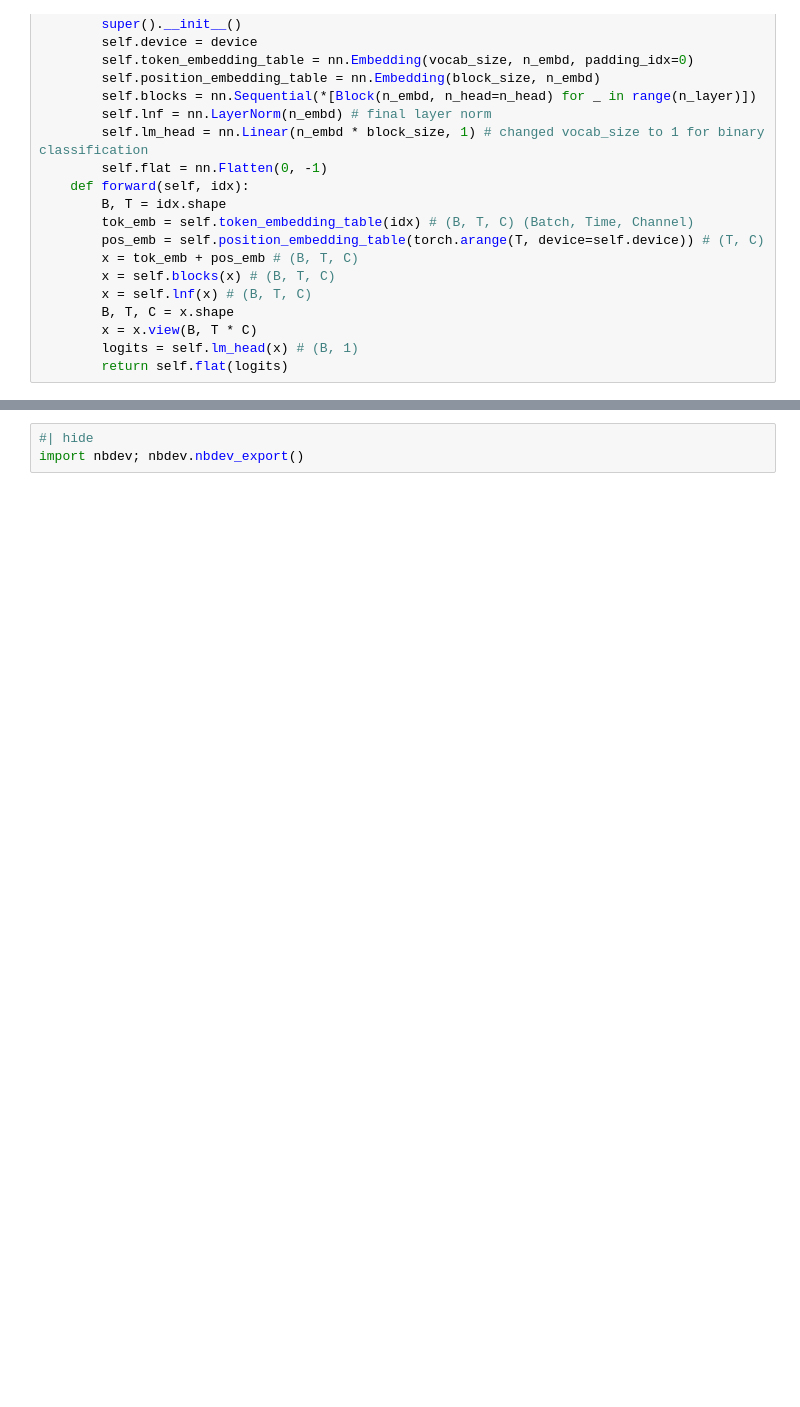
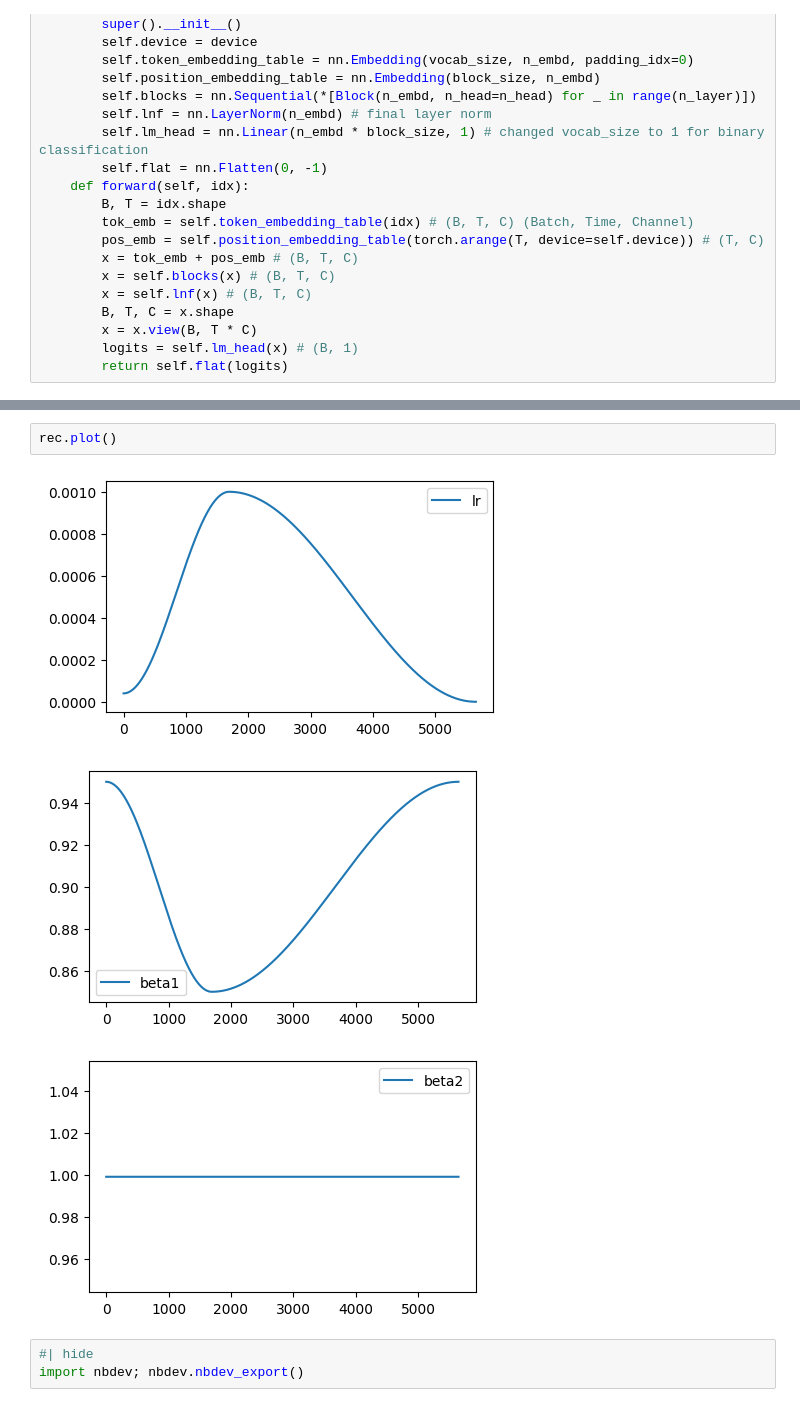
Before and after one commit to frenio/atai, a Jupyter notebook: nbs/00_core.ipynb, the cells around one changed output, grey strips where cells are left out. Drawn from its saved outputs; the diff is of its cells as text; blank space fills up the shorter version.

```diff
--- a/nbs/00_core.ipynb
+++ b/nbs/00_core.ipynb
@@ -997,3 +1026,9 @@ learn.fit(epochs)
+# %%
+rec.plot()
+# %% [output]
+[figure, added]
+[figure, added]
+[figure, added]
 # %%
 #| hide
 import nbdev; nbdev.nbdev_export()
```
Also changed, not shown: parts of 21 cells of this notebook, 4 other files.
